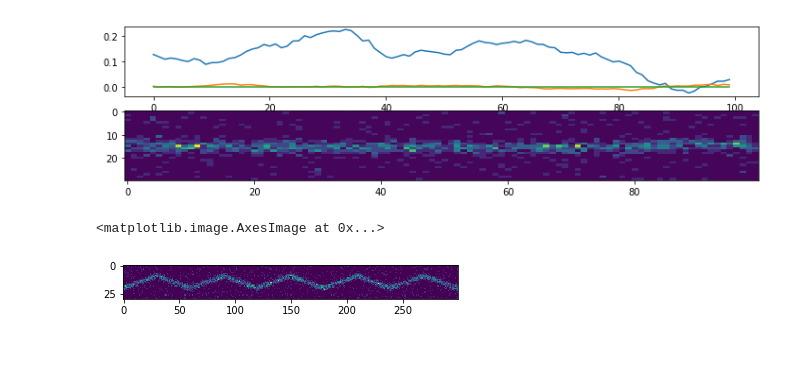
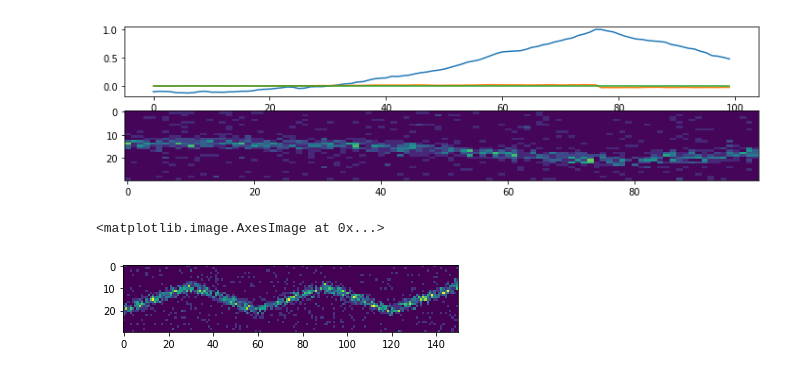
Before and after one commit to kevin-w-li/ddc_ssm, a Jupyter notebook: BioSSM_flashlag_inference.ipynb, the cells around one changed output. Saved outputs shown, nothing was run; the diff lists cells and outputs as text; code cells hidden in the pictures.

```diff
--- a/BioSSM_flashlag_inference.ipynb
+++ b/BioSSM_flashlag_inference.ipynb
@@ -34,23 +34,14 @@ nl = lambda x: torch.tanh(x)
 dnl= lambda x: 1-torch.tanh(x)**2
 
 np.random.seed(seed)
-#orch.manual_seed(seed)#
+torch.manual_seed(seed)#
 #### True
 
 true_Z = LatentDynamics.BouncingLatent(1.0,  [0.01,2e-3,1e-15])
-A = np.array([[0.95,1.0],
-              [0.0, 0.95]])
-# true_Z = LatentDynamics.LinearGaussianLatent(A, [0.01,5e-3])
 true_X = Observations.PoissonImageObservation(Dx, 2.0, bar_width=0.05, max_rate=3)
-# true_X = Observations.ImageObservation(Dx, 1.0, margin=1, bar_width=3, noise_std=0.0)
 
-# true_X  = Observations.DeepBinaryObservation([D,Dx],  nl, dnl, 3.0/np.sqrt(Dx))
-# true_X  = Observations.DeepGaussianObservation([D,Dx], 0.1, nl, dnl, 5.0, ignore_dim=True)
-
-# true_X = Observations.LinearGaussianObservation((np.random.rand(Dx,D)-0.5)*3, noise_std=np.array([0.1]*Dx), ignore_dim=True)
 true_model = SSM.StateSpaceModel(true_Z, true_X, init_noise_std,
             init_fun= lambda N: torch.randn(N,D,**CTX)*torch.tensor([0.2,0,0], **CTX))
-# true_model = deepcopy(infer_model)
 
 T =100
 nchain = 10
@@ -62,30 +53,30 @@ ax.plot(data["zt"][:,0,:].cpu().numpy())
 ax = axes[1]
 im = ax.imshow(data["xt"].cpu().numpy()[:,0,:].T, aspect="auto", vmin=-0.2, vmax=10.2)
 # %% [output]
-[figure, old version]
+[figure, new version]
 # %%
 from scipy import signal
 T_train=100
-T_test = 200
+T_test = 50
 T = T_train+T_test
 
 data_v =0.05
 
 amplitude = 1.5
 time=np.linspace(0,1,T)
 freq=T*data_v/(2*amplitude)
 tri=np.abs(signal.sawtooth(2 * np.pi * freq * time))*amplitude-amplitude/2
 
 nwake = 10
 z0 = true_model.sample_initial(nwake)
 d = true_model.step(z0,0)
 test_data = true_model.sample(T, nwake)
 
 gap = 6
 test_loc = torch.tensor(tri, **CTX)
 test_data["zt"][:,:,0] = test_loc[:,None]
 test_data["xt"] = true_model.observation.sample(test_data["zt"])
 plt.imshow(test_data["xt"][:,0,:].cpu().numpy().T)
 # %% [output]
 <matplotlib.image.AxesImage at 0x...>
-[figure, old version]
+[figure, new version]
```
Also changed, not shown: parts of 9 cells of this notebook, 2 other files.
